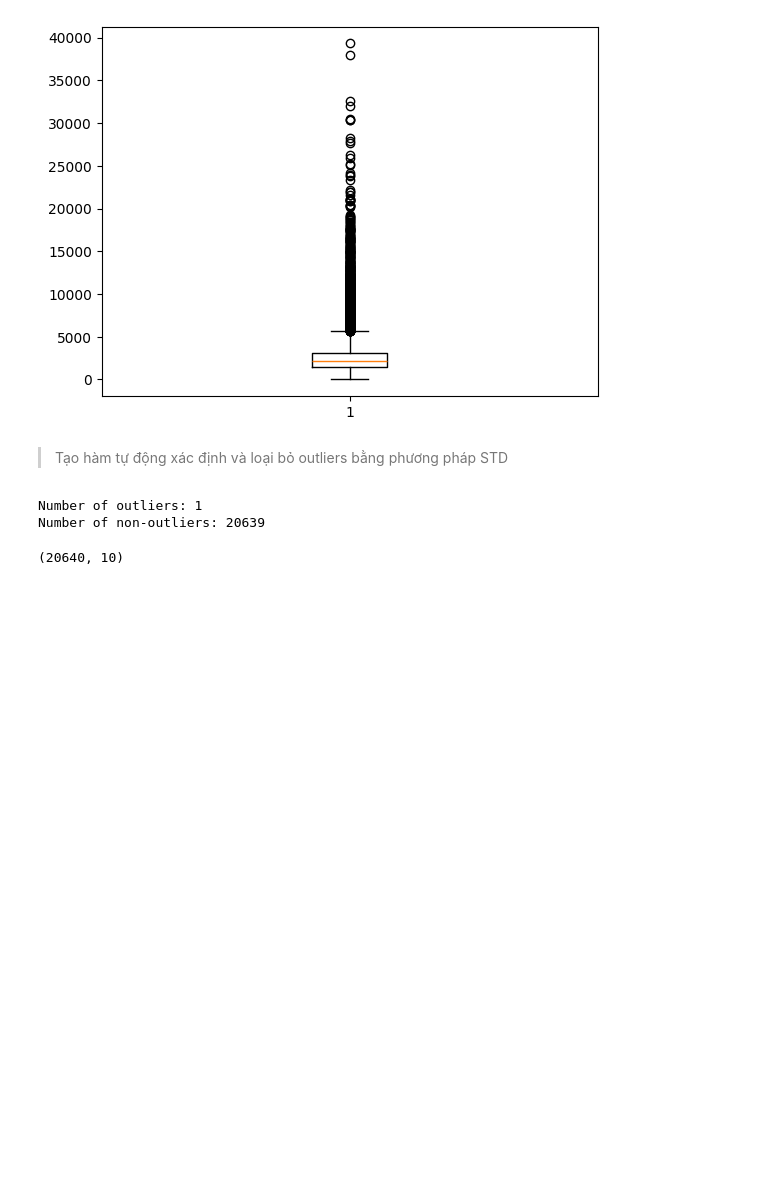
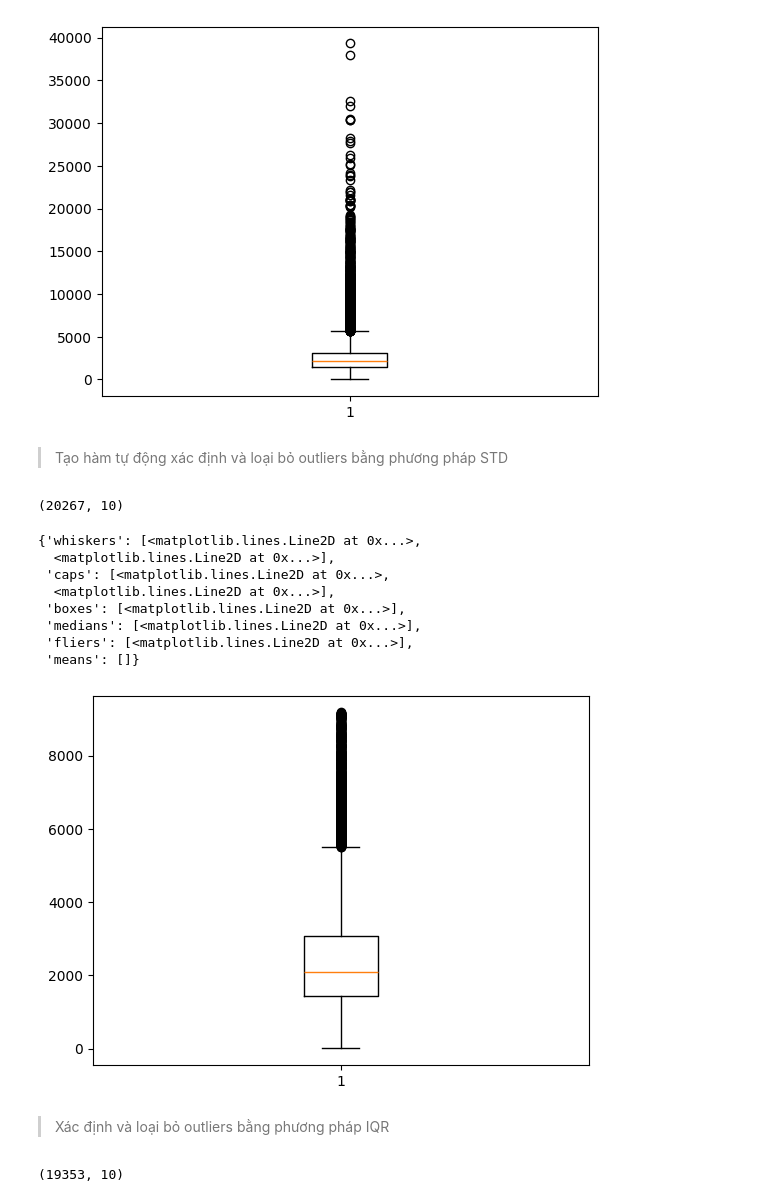
Before and after one commit to hg27haan/ML-DL-Data, a Jupyter notebook: DataPreprocessing/Source/Outliers.ipynb, the cells around one changed output. Cells and saved outputs as stored; diff of their text form; code cells hidden in the pictures; blank space fills up the shorter version.

```diff
--- a/DataPreprocessing/Source/Outliers.ipynb
+++ b/DataPreprocessing/Source/Outliers.ipynb
@@ -45,31 +45,31 @@ plt.boxplot(df_raw['total_rooms'])
 > Tạo hàm tự động xác định và loại bỏ outliers bằng phương pháp STD
 # %%
 def find_outliers_std(data):
-    # tính giá trị biên Upper/Lower
     mean_data = np.mean(data)
     std_data = np.std(data)
     limit = 3 * std_data
     lower = mean_data - limit
     upper = mean_data + limit
-
-    # xác định outliers
-    outliers_index = np.where((data > upper) | (data < lower))
-
-    # Thông báo thông tin về các outliers đã xóa
-    if(len(outliers_index)):
-        print(f'Number of outliers: {len(outliers_index)}')
-        print(f'Number of non-outliers: {len(data) - len(outliers_index)}')
-        # return the data with the outliers removed
-        return np.delete(data, outliers_index)
-    else:
-        print('No outliers')
-        return data
+    return np.where((data > upper) | (data < lower))[0]
 # %%
-df_raw['total_rooms'] = find_outliers_std(df_raw['total_rooms'])
+outliers_index = find_outliers_std(df_raw['total_rooms'].values)
-# %% [output]
-Number of outliers: 1
-Number of non-outliers: 20639
+# %%
+df_cleaned = df_raw.drop(index=outliers_index).reset_index(drop=True)
 # %%
-df_raw.shape
+df_cleaned.shape
 # %% [output]
-(20640, 10)
+(20267, 10)
+# %%
+plt.boxplot(df_cleaned['total_rooms'])
+# %% [output]
+{'whiskers': [<matplotlib.lines.Line2D at 0x...>,
+  <matplotlib.lines.Line2D at 0x...>],
+ 'caps': [<matplotlib.lines.Line2D at 0x...>,
+  <matplotlib.lines.Line2D at 0x...>],
+ 'boxes': [<matplotlib.lines.Line2D at 0x...>],
+ 'medians': [<matplotlib.lines.Line2D at 0x...>],
+ 'fliers': [<matplotlib.lines.Line2D at 0x...>],
+ 'means': []}
+[figure, added]
+# %% [markdown]
+> Xác định và loại bỏ outliers bằng phương pháp IQR
@@ -75,0 +90,4 @@ df_raw.shape
+# %%
+df_cleaned.shape
+# %% [output]
+(19353, 10)
```
Also changed, not shown: parts of 9 cells of this notebook.
